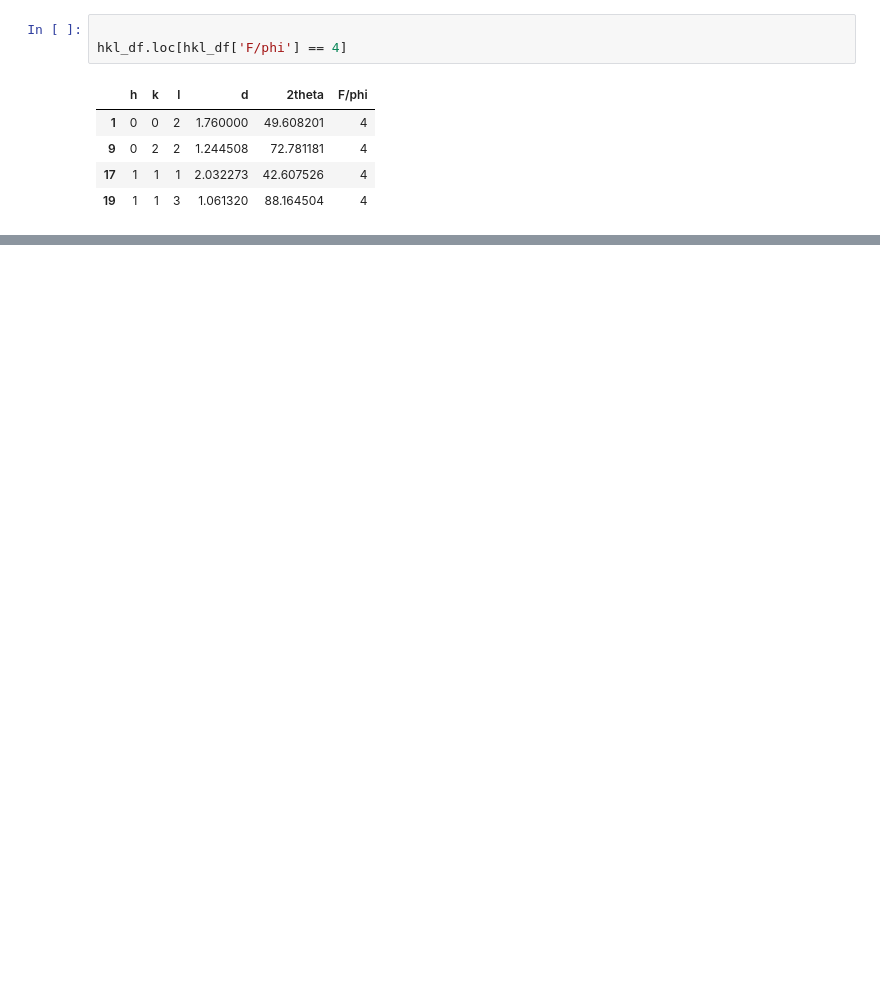
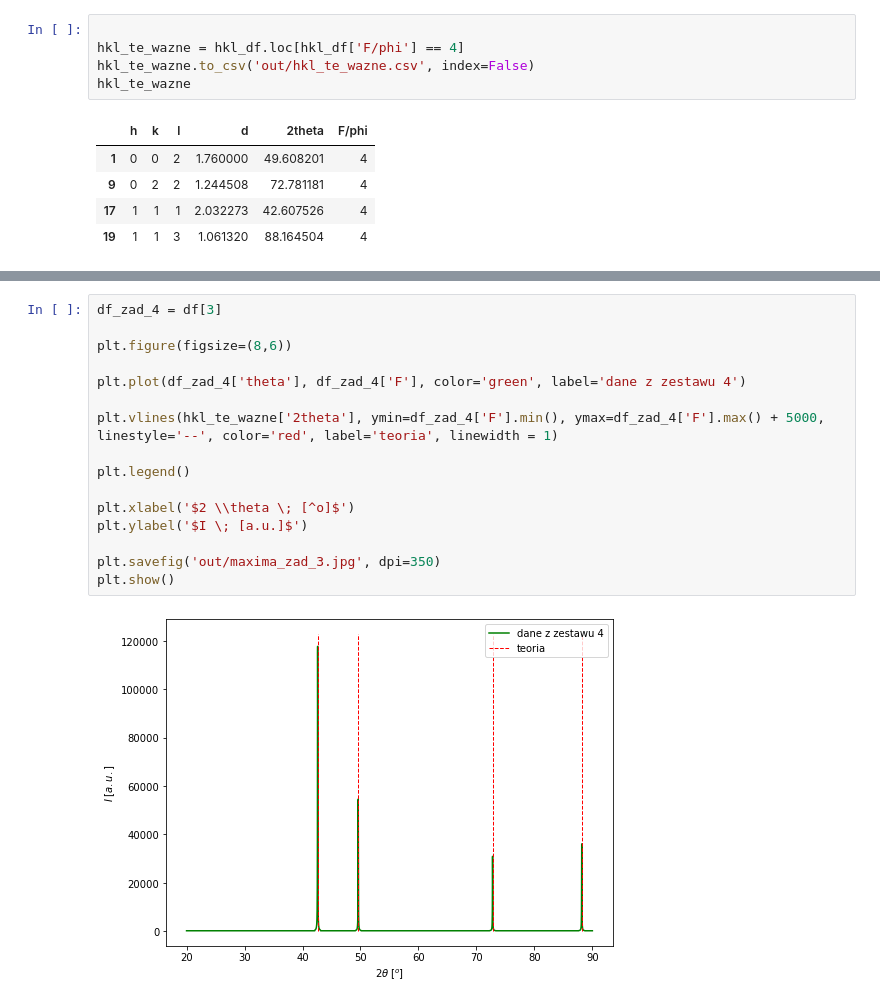
Before and after one commit to ficnawode/WDFCS_projekt_1, a Jupyter notebook: zad3.ipynb, the cells around one changed output, grey strips where cells are left out. Saved outputs shown, nothing was run; the diff lists cells and outputs as text; blank space fills up the shorter version.

```diff
--- a/zad3.ipynb
+++ b/zad3.ipynb
@@ -88,7 +89,9 @@ hkl_df
 | 19 | 1 | 1 | 3 | 1.061320 | 88.164504 | 4 |
 # %%
 
-hkl_df.loc[hkl_df['F/phi'] == 4]
+hkl_te_wazne = hkl_df.loc[hkl_df['F/phi'] == 4]
+hkl_te_wazne.to_csv('out/hkl_te_wazne.csv', index=False)
+hkl_te_wazne
 # %% [output]
 |  | h | k | l | d | 2theta | F/phi |
 | 1 | 0 | 0 | 2 | 1.760000 | 49.608201 | 4 |
@@ -120,0 +127,18 @@ for data in df:
+# %%
+df_zad_4 = df[3]
+
+plt.figure(figsize=(8,6))
+
+plt.plot(df_zad_4['theta'], df_zad_4['F'], color='green', label='dane z zestawu 4')
+
+plt.vlines(hkl_te_wazne['2theta'], ymin=df_zad_4['F'].min(), ymax=df_zad_4['F'].max() + 5000, linestyle='--', color='red', label='teoria', linewidth = 1)
+
+plt.legend()
+
+plt.xlabel('$2 \\theta \; [^o]$')
+plt.ylabel('$I \; [a.u.]$')
+
+plt.savefig('out/maxima_zad_3.jpg', dpi=350)
+plt.show()
+# %% [output]
+[figure, added]
```
Also changed, not shown: parts of 3 cells of this notebook, 8 other files.
